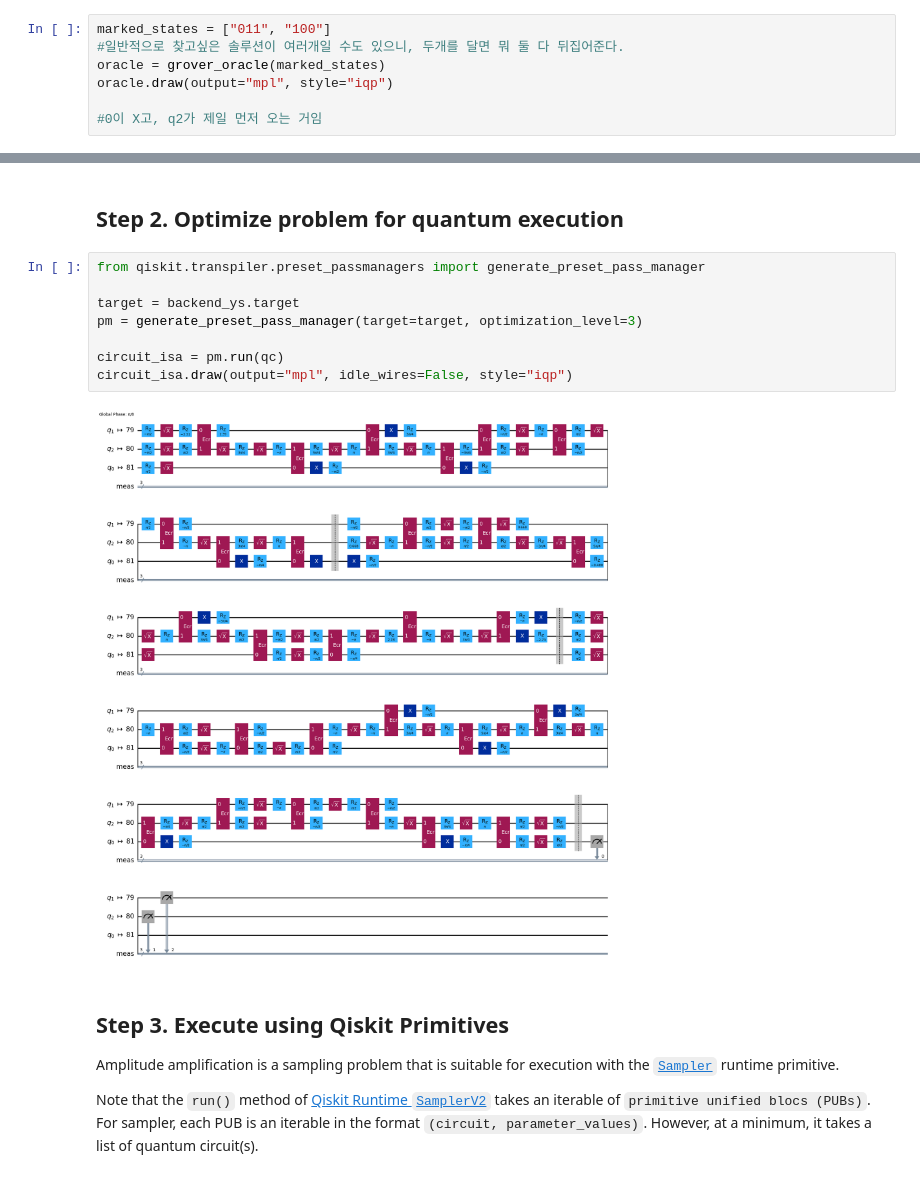
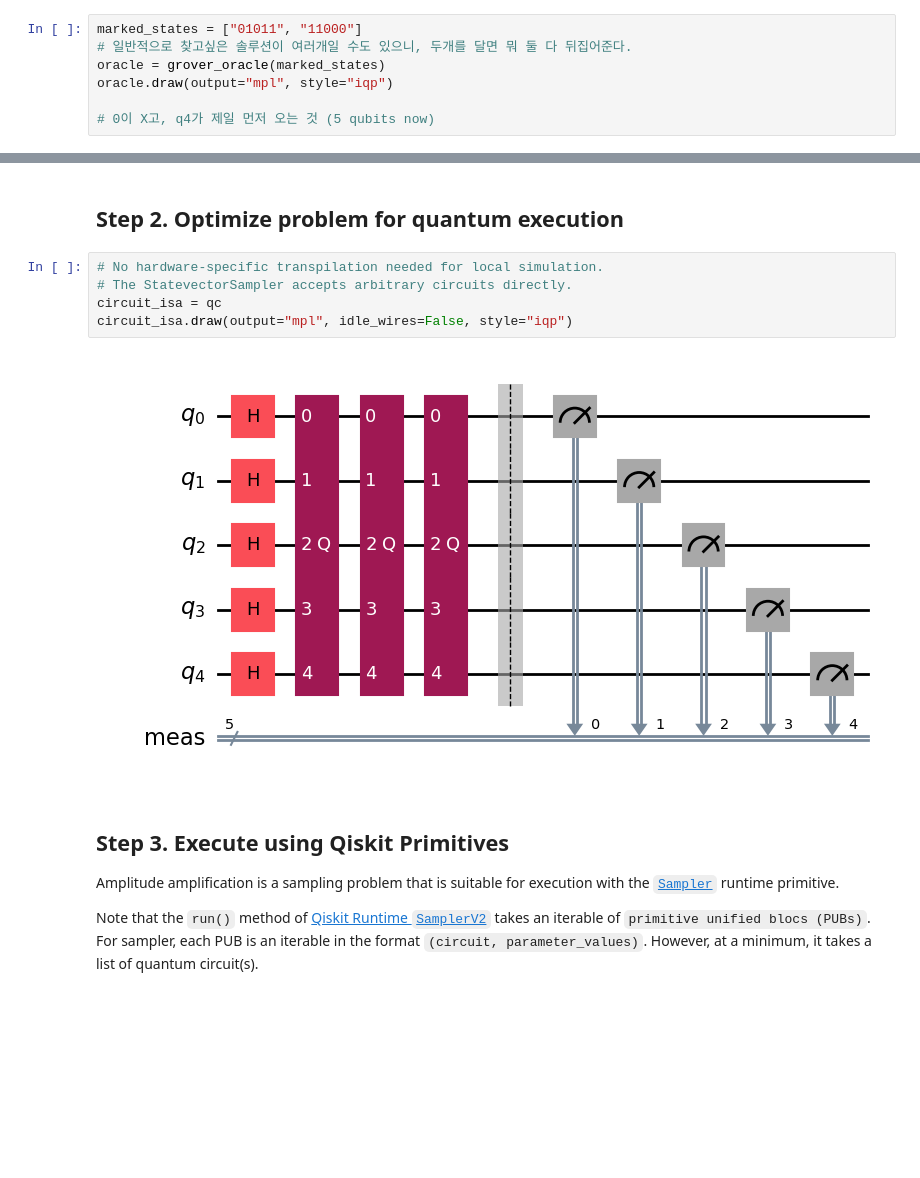
Before and after one commit to dalver99/quantumed, a Jupyter notebook: 2_grovers-algorithm.ipynb, the cells around one changed output, grey strips where cells are left out. Saved outputs shown, nothing was run; the diff lists cells and outputs as text; blank space fills up the shorter version.

```diff
--- a/2_grovers-algorithm.ipynb
+++ b/2_grovers-algorithm.ipynb
@@ -102,8 +86,8 @@ Now that we have the oracle function, we can define a specific instance of Grove
 # %%
-marked_states = ["011", "100"]
-#일반적으로 찾고싶은 솔루션이 여러개일 수도 있으니, 두개를 달면 뭐 둘 다 뒤집어준다.
+marked_states = ["01011", "11000"]
+# 일반적으로 찾고싶은 솔루션이 여러개일 수도 있으니, 두개를 달면 뭐 둘 다 뒤집어준다.
 oracle = grover_oracle(marked_states)
 oracle.draw(output="mpl", style="iqp")
 
-#0이 X고, q2가 제일 먼저 오는 거임
+# 0이 X고, q4가 제일 먼저 오는 것 (5 qubits now)
 # %% [output]
@@ -147,15 +395,12 @@ qc.draw(output="mpl", style="iqp")
 # %% [markdown]
 ## Step 2. Optimize problem for quantum execution
 # %%
-from qiskit.transpiler.preset_passmanagers import generate_preset_pass_manager
-
-target = backend_ys.target
-pm = generate_preset_pass_manager(target=target, optimization_level=3)
-
-circuit_isa = pm.run(qc)
+# No hardware-specific transpilation needed for local simulation.
+# The StatevectorSampler accepts arbitrary circuits directly.
+circuit_isa = qc
 circuit_isa.draw(output="mpl", idle_wires=False, style="iqp")
 # %% [output]
-[figure, old version]
+[figure, new version]
 # %% [markdown]
 ## Step 3. Execute using Qiskit Primitives
 
```
Also changed, not shown: parts of 29 cells of this notebook, 2 other files.
